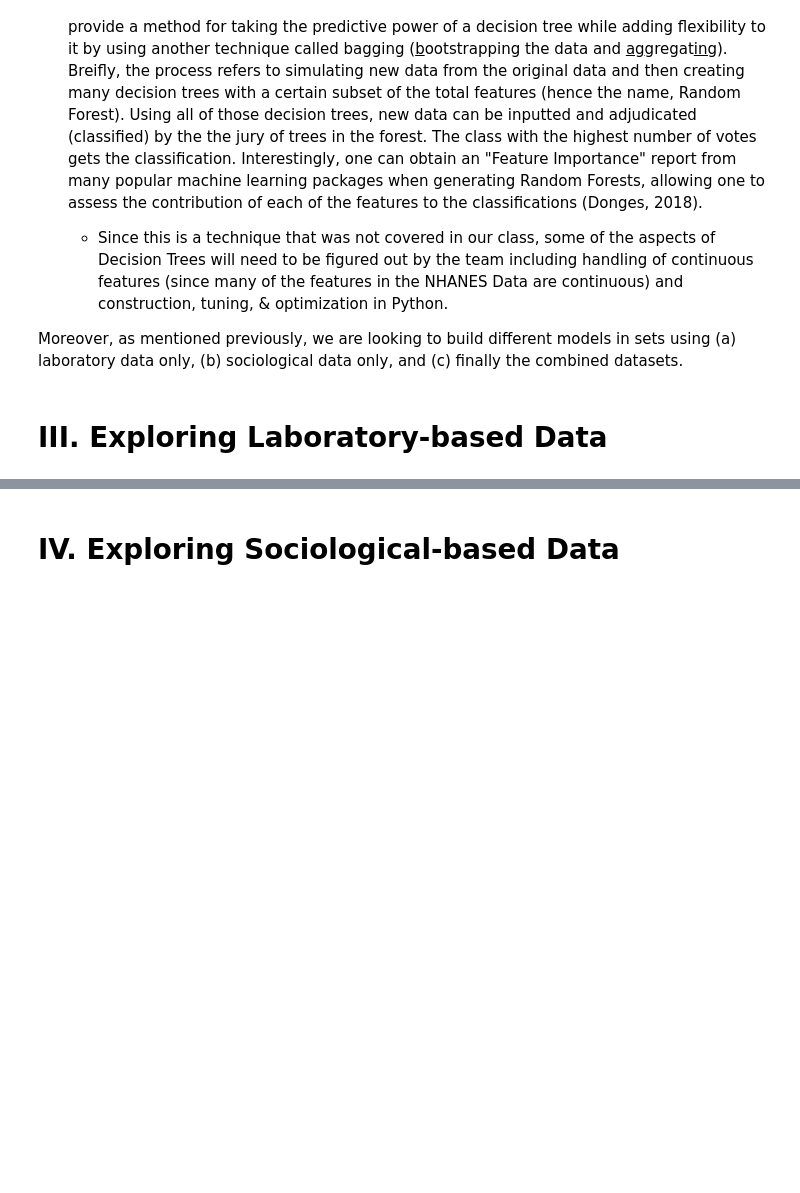
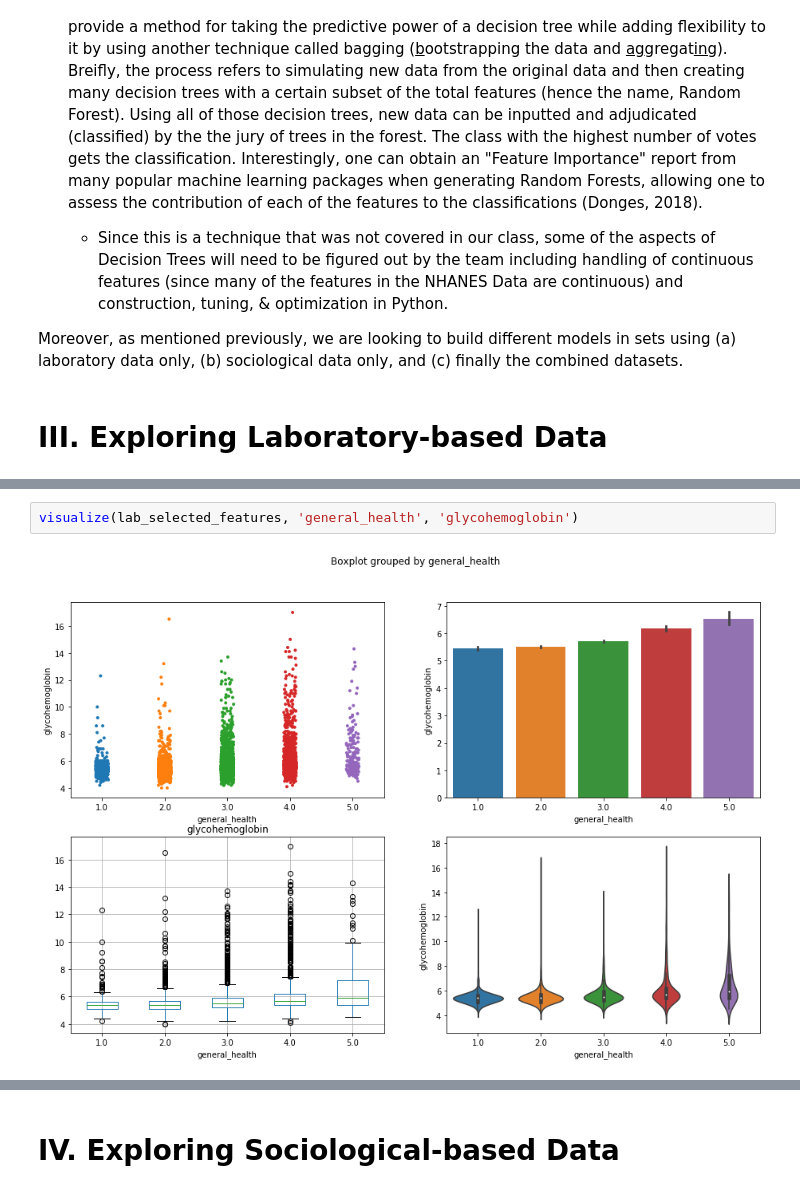
Before and after one commit to oconnoag/NHANES_General_Health_Prediction, a Jupyter notebook: general_health_eda.ipynb, the cells around one changed output, grey strips where cells are left out. Drawn from its saved outputs; the diff is of its cells as text; blank space fills up the shorter version.

```diff
--- a/general_health_eda.ipynb
+++ b/general_health_eda.ipynb
@@ -88,0 +263,4 @@ Moreover, as mentioned previously, we are looking to build different models in s
+# %%
+visualize(lab_selected_features, 'general_health', 'glycohemoglobin')
+# %% [output]
+[figure, added]
```
Also changed, not shown: parts of 55 cells of this notebook.
